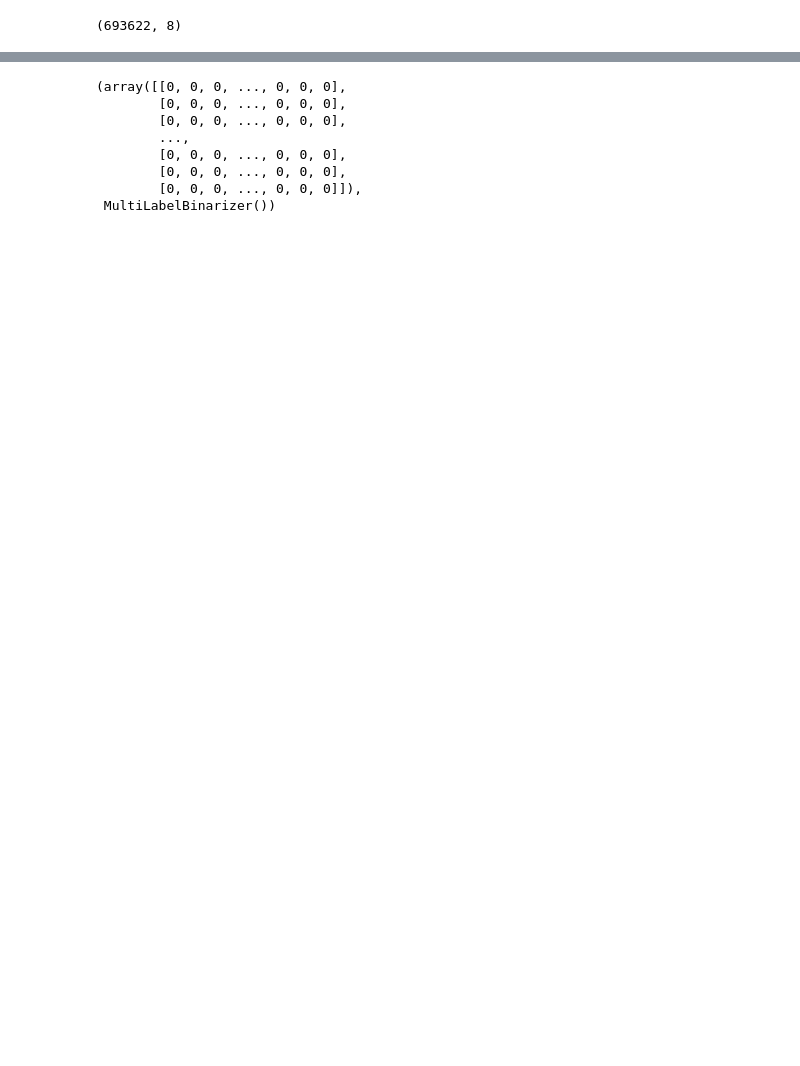
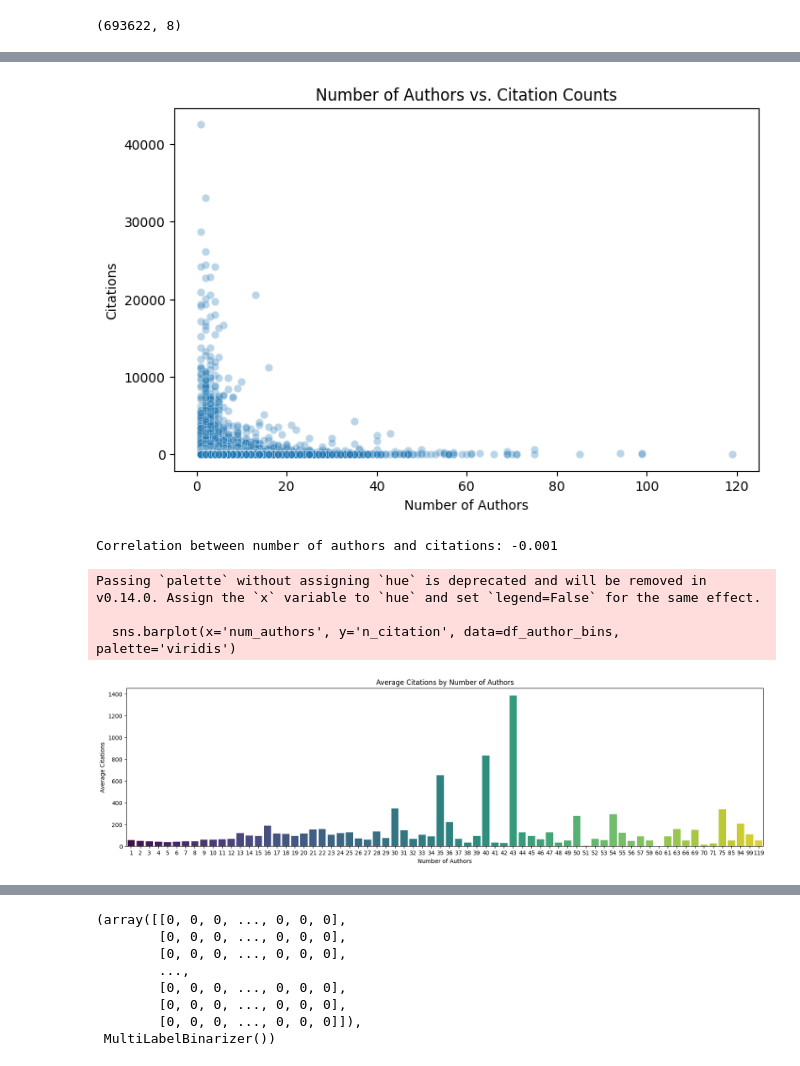
Before and after one commit to goranovic3/Related-Work-Recommandation, a Jupyter notebook: related_work_rec.ipynb, the cells around one changed output, grey strips where cells are left out. Drawn from its saved outputs; the diff is of its cells as text; code cells hidden in the pictures; blank space fills up the shorter version.

```diff
--- a/related_work_rec.ipynb
+++ b/related_work_rec.ipynb
@@ -234,0 +488,28 @@ df_filtered = filter_frequent_authors(dfNoEmpty, min_papers=5)
+# %%
+# a simple scatter plot of num_authors vs. citations
+plt.figure(figsize=(8,5))
+sns.scatterplot(x='num_authors', y='n_citation', data=dfNoEmpty, alpha=0.3)
+plt.title("Number of Authors vs. Citation Counts")
+plt.xlabel("Number of Authors")
+plt.ylabel("Citations")
+plt.show()
+
+# check the  correlation
+corr_value = dfNoEmpty[['num_authors', 'n_citation']].corr().iloc[0,1]
+print(f"Correlation between number of authors and citations: {corr_value:.3f}")
+
+# grouping the papers by author count and computing the average citations
+df_author_bins = dfNoEmpty.groupby('num_authors')['n_citation'].mean().reset_index()
+plt.figure(figsize=(20,5))
+sns.barplot(x='num_authors', y='n_citation', data=df_author_bins, palette='viridis')
+plt.title("Average Citations by Number of Authors")
+plt.xlabel("Number of Authors")
+plt.ylabel("Average Citations")
+plt.show()
+# %% [output]
+[figure, added]
+Correlation between number of authors and citations: -0.001
+Passing `palette` without assigning `hue` is deprecated and will be removed in v0.14.0. Assign the `x` variable to `hue` and set `legend=False` for the same effect.
+
+  sns.barplot(x='num_authors', y='n_citation', data=df_author_bins, palette='viridis')
+[figure, added]
```
Also changed, not shown: parts of 51 cells of this notebook.
